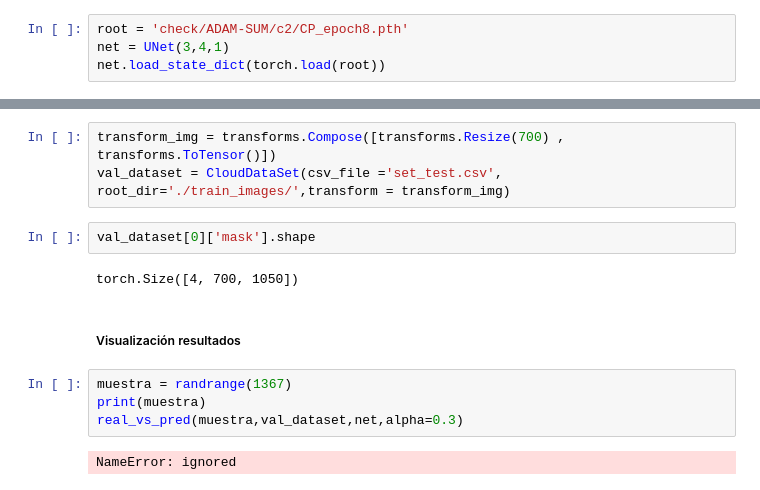
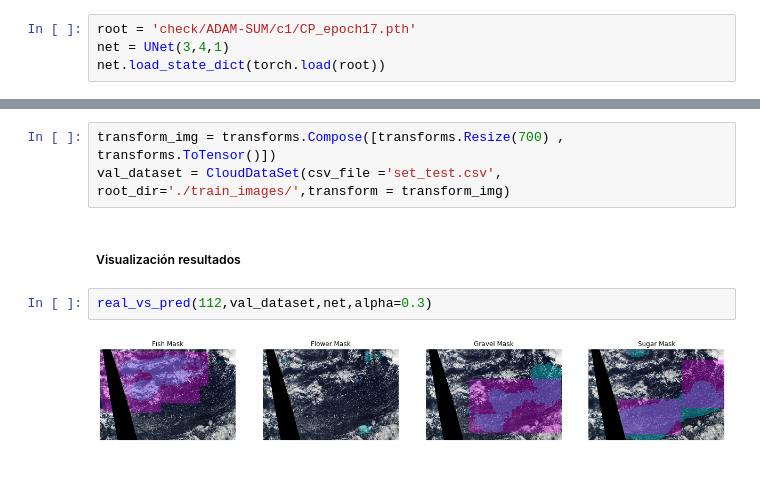
Before and after one commit to MRAMIRE/Tesis_Modelo_Deep_Learning_USA, a Jupyter notebook: 5_Resultados.ipynb, the cells around one changed output, grey strips where cells are left out. Drawn from its saved outputs; the diff is of its cells as text.

```diff
--- a/5_Resultados.ipynb
+++ b/5_Resultados.ipynb
@@ -74,7 +75,7 @@ from random import randrange
 # %% [markdown]
 ##### Cargue del Modelo
 # %%
-root = 'check/ADAM-SUM/c2/CP_epoch8.pth'
+root = 'check/ADAM-SUM/c1/CP_epoch17.pth'
 net = UNet(3,4,1)
 net.load_state_dict(torch.load(root))
 # %% [output]
@@ -84,15 +85,9 @@ net.load_state_dict(torch.load(root))
 # %%
 transform_img = transforms.Compose([transforms.Resize(700) , transforms.ToTensor()])
 val_dataset = CloudDataSet(csv_file ='set_test.csv', root_dir='./train_images/',transform = transform_img)
-# %%
-val_dataset[0]['mask'].shape
-# %% [output]
-torch.Size([4, 700, 1050])
 # %% [markdown]
 ##### Visualización resultados
 # %%
-muestra = randrange(1367)
-print(muestra)
-real_vs_pred(muestra,val_dataset,net,alpha=0.3)
+real_vs_pred(112,val_dataset,net,alpha=0.3)
 # %% [output]
-NameError: ignored
+[figure, added]
```
Also changed, not shown: parts of 2 cells of this notebook.
